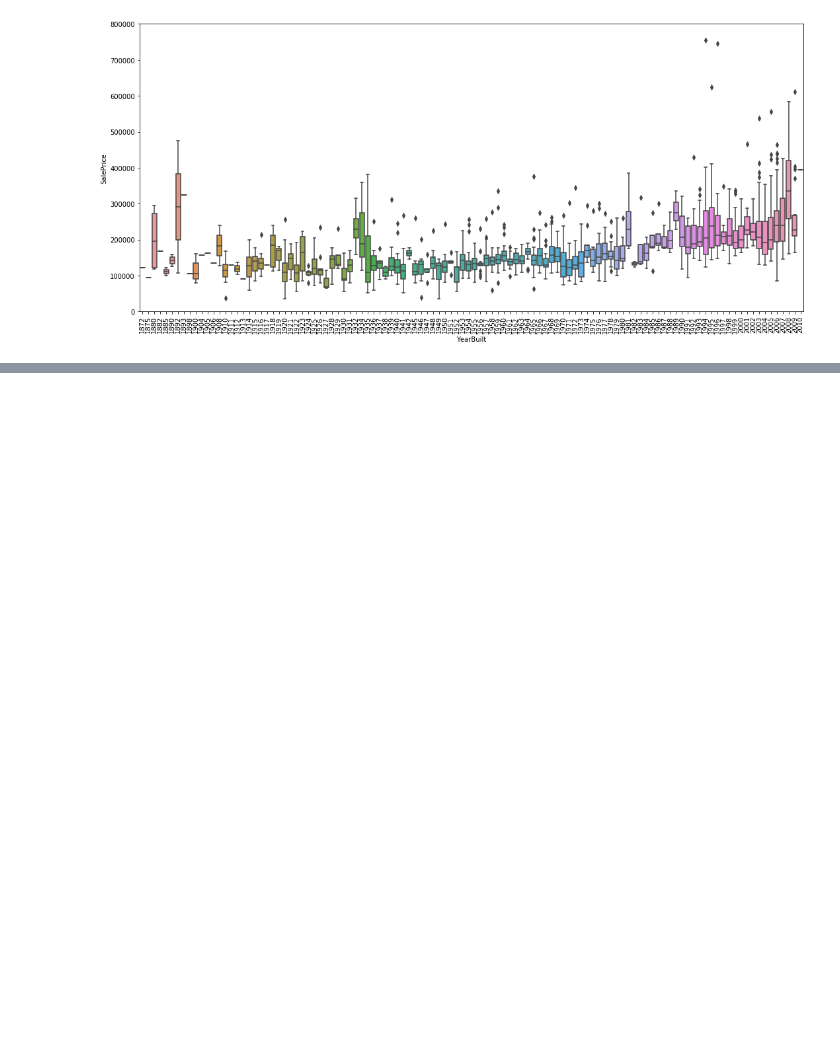
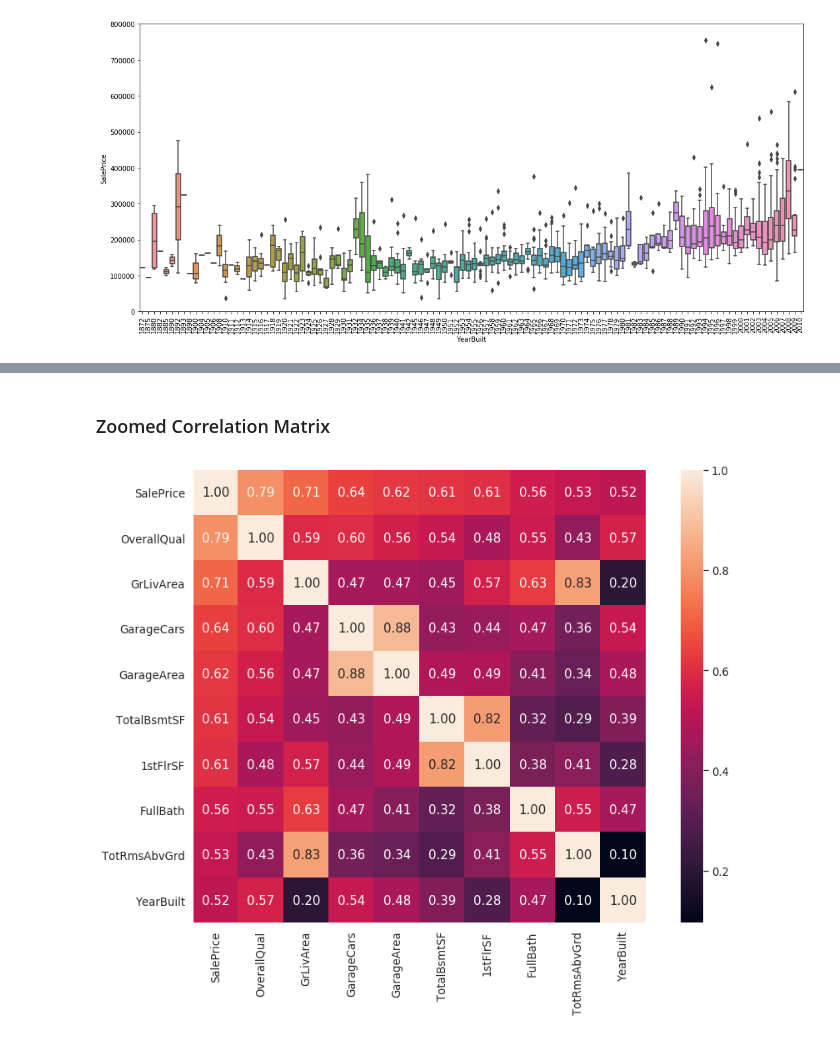
Before and after one commit to priyam81/milestoneReport, a Jupyter notebook: capstone1.ipynb, the cells around one changed output, grey strips where cells are left out. Drawn from its saved outputs; the diff is of its cells as text; code cells hidden in the pictures; blank space fills up the shorter version.

```diff
--- a/capstone1.ipynb
+++ b/capstone1.ipynb
@@ -361,0 +382,21 @@ Nevertheless, We could observe a clear distinction in the house prices indicatin
+# %% [markdown]
+### Zoomed Correlation Matrix
+# %%
+# SalePrice correlation Matrix
+
+# Number of columns considered
+colNum= 10
+
+# Extracting the 10 variables that highly affect the SalePrice
+cols= corMat.nlargest(colNum, 'SalePrice').SalePrice.index
+
+# Getting column values
+corMatZoomed= np.corrcoef(df[cols].values.T)
+sns.set(font_scale=1.2)
+
+f, ax= plt.subplots(figsize=(15,10))
+
+_= sns.heatmap(corMatZoomed, cbar=True, annot=True, square=True, fmt='.2f', annot_kws={'size':15}, yticklabels=cols.values, xticklabels=cols.values)
+plt.show()
+# %% [output]
+[figure, added]
```
Also changed, not shown: parts of 20 cells of this notebook.
